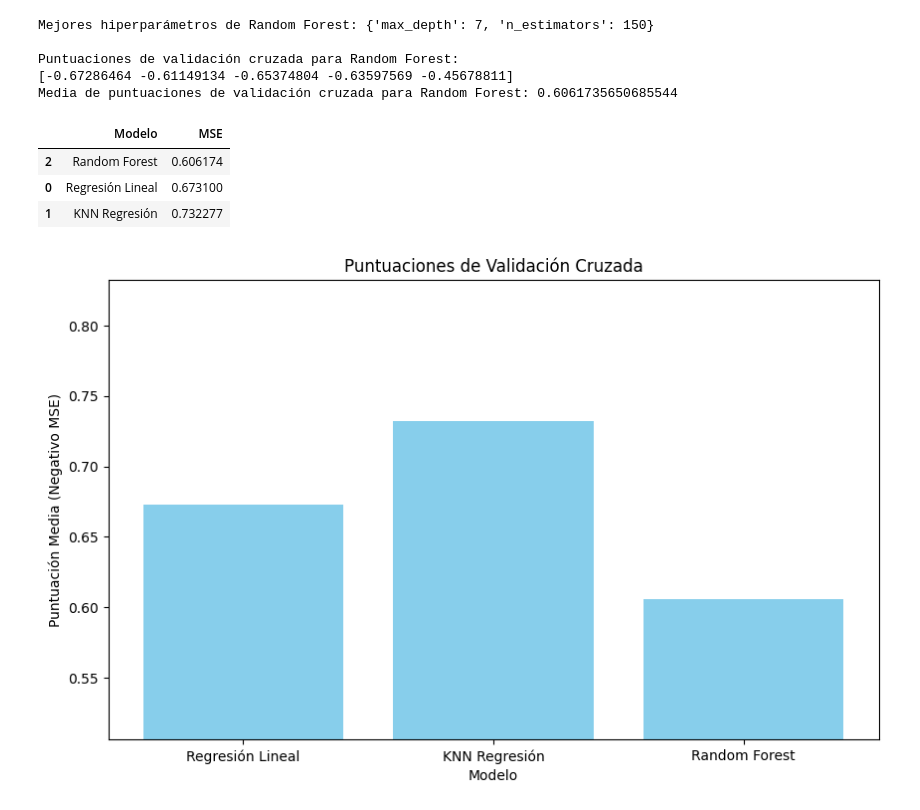
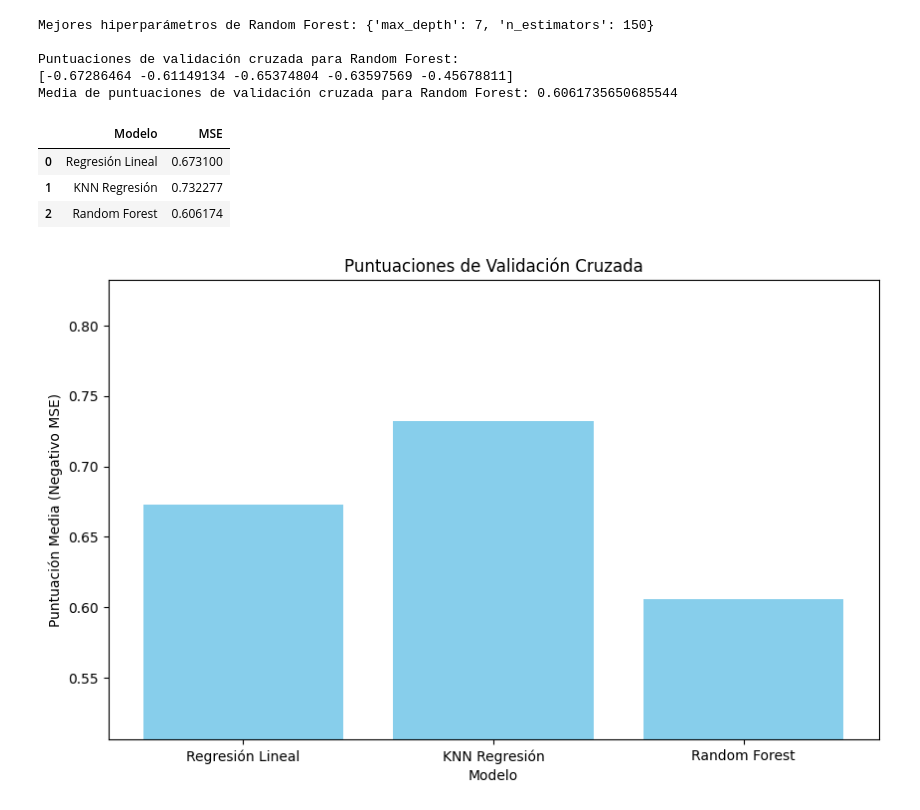
Before and after one commit to Jskenpo/HDT5_Mineria, a Jupyter notebook: HDT5.ipynb, the cells around one changed output. Saved outputs shown, nothing was run; the diff lists cells and outputs as text; code cells hidden in the pictures.

```diff
--- a/HDT5.ipynb
+++ b/HDT5.ipynb
@@ -181,12 +181,12 @@ Puntuaciones de validación cruzada para Random Forest:
 Media de puntuaciones de validación cruzada para Random Forest: 0.6061735650685544
 # %%
 pd.DataFrame({'Modelo': ['Regresión Lineal', 'KNN Regresión', 'Random Forest'],
-              'MSE': [abs(scores_lin_reg.mean()), abs(scores_knn.mean()), abs(scores_rf.mean())]}).sort_values(by='MSE')
+              'MSE': [abs(scores_lin_reg.mean()), abs(scores_knn.mean()), abs(scores_rf.mean())]})
 # %% [output]
 |  | Modelo | MSE |
-| 2 | Random Forest | 0.606174 |
 | 0 | Regresión Lineal | 0.673100 |
 | 1 | KNN Regresión | 0.732277 |
+| 2 | Random Forest | 0.606174 |
 # %%
 scores = [abs(scores_lin_reg.mean()), abs(scores_knn.mean()), abs(scores_rf.mean())]
 models = ['Regresión Lineal', 'KNN Regresión', 'Random Forest']
```
Also changed, not shown: parts of 6 cells of this notebook.
